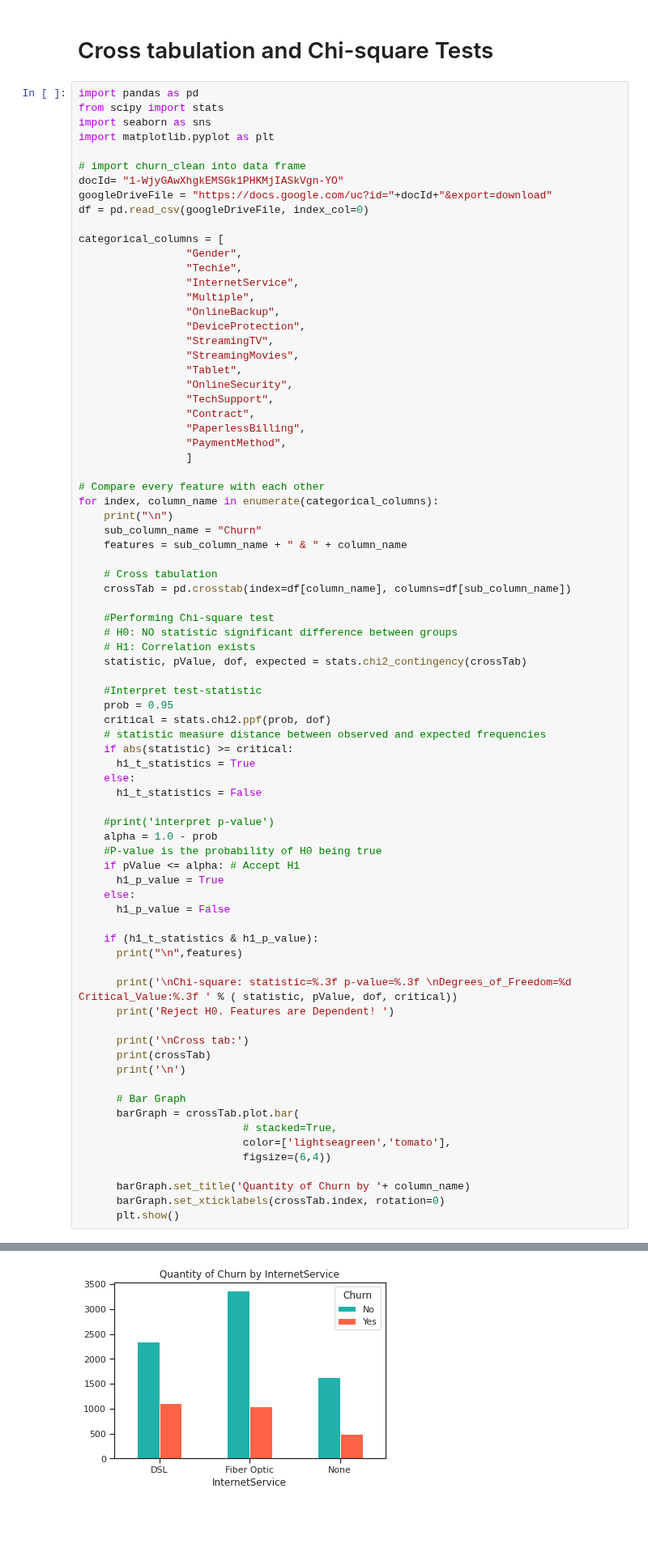
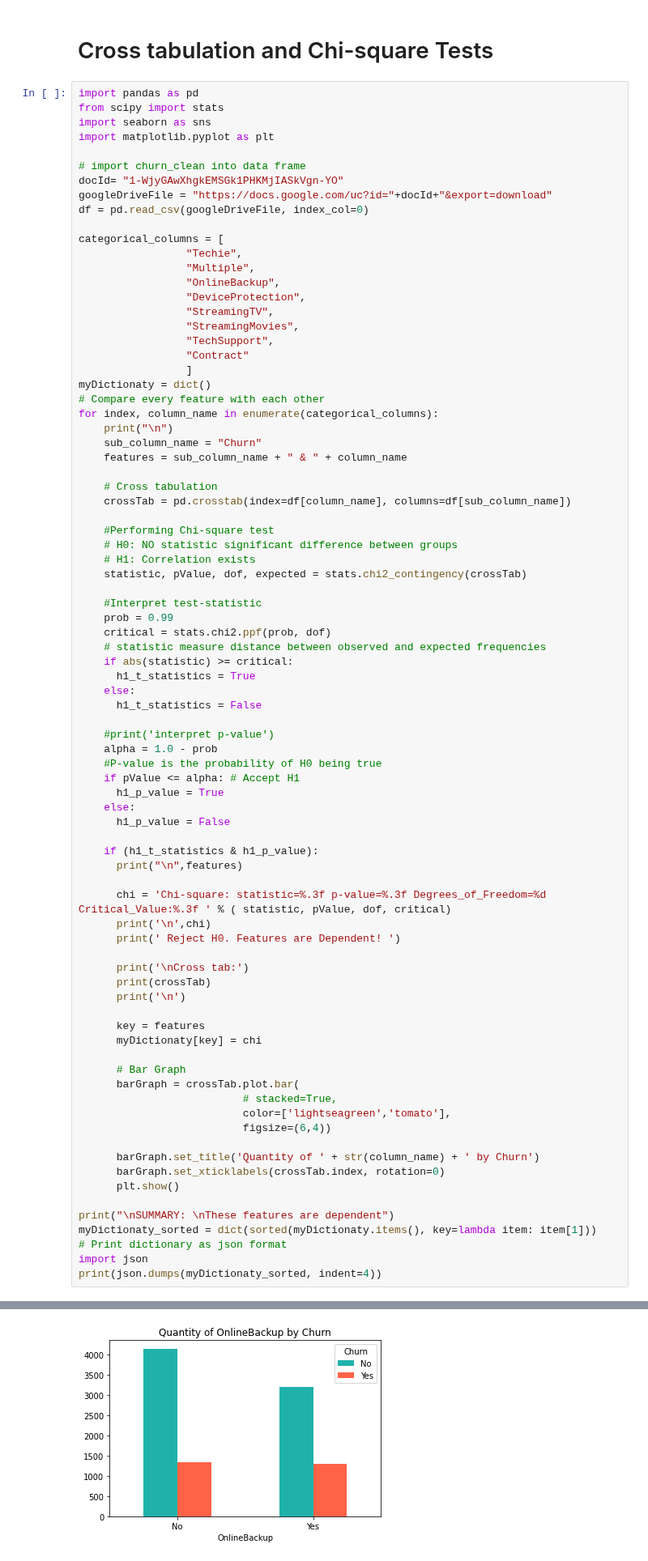
Before and after one commit to dayanaviana/WGU, a Jupyter notebook: 207-DataExploration_Project/CHURN_3_tests_chi_square_categorical_categorical_correlation.ipynb, the cells around one changed output, grey strips where cells are left out. Shown at 81% size. Cells and saved outputs as stored; diff of their text form; blank space fills up the shorter version.

Commit message:
Add summary

```diff
--- a/207-DataExploration_Project/CHURN_3_tests_chi_square_categorical_categorical_correlation.ipynb
+++ b/207-DataExploration_Project/CHURN_3_tests_chi_square_categorical_categorical_correlation.ipynb
@@ -58,22 +28,16 @@ googleDriveFile = "https://docs.google.com/uc?id="+docId+"&export=download"
 df = pd.read_csv(googleDriveFile, index_col=0)
 
 categorical_columns = [
-                 "Gender",
                  "Techie",
-                 "InternetService",
                  "Multiple",
                  "OnlineBackup",
                  "DeviceProtection",
                  "StreamingTV",
                  "StreamingMovies",
-                 "Tablet",
-                 "OnlineSecurity",
                  "TechSupport",
-                 "Contract",
-                 "PaperlessBilling",
-                 "PaymentMethod",
+                 "Contract"
                  ]
-
+myDictionaty = dict()
 # Compare every feature with each other
 for index, column_name in enumerate(categorical_columns):
     print("\n")
@@ -89,7 +53,7 @@ for index, column_name in enumerate(categorical_columns):
     statistic, pValue, dof, expected = stats.chi2_contingency(crossTab)
 
     #Interpret test-statistic
-    prob = 0.95
+    prob = 0.99
     critical = stats.chi2.ppf(prob, dof)
     # statistic measure distance between observed and expected frequencies
     if abs(statistic) >= critical:
@@ -108,12 +72,16 @@ for index, column_name in enumerate(categorical_columns):
     if (h1_t_statistics & h1_p_value):
       print("\n",features)
 
-      print('\nChi-square: statistic=%.3f p-value=%.3f \nDegrees_of_Freedom=%d Critical_Value:%.3f ' % ( statistic, pValue, dof, critical))
-      print('Reject H0. Features are Dependent! ')
+      chi = 'Chi-square: statistic=%.3f p-value=%.3f Degrees_of_Freedom=%d Critical_Value:%.3f ' % ( statistic, pValue, dof, critical)
+      print('\n',chi)
+      print(' Reject H0. Features are Dependent! ')
 
       print('\nCross tab:')
       print(crossTab)
       print('\n')
+
+      key = features
+      myDictionaty[key] = chi
 
       # Bar Graph
       barGraph = crossTab.plot.bar(
@@ -121,7 +89,13 @@ for index, column_name in enumerate(categorical_columns):
                           color=['lightseagreen','tomato'],
                           figsize=(6,4))
 
-      barGraph.set_title('Quantity of Churn by '+ column_name)
+      barGraph.set_title('Quantity of ' + str(column_name) + ' by Churn')
       barGraph.set_xticklabels(crossTab.index, rotation=0)
       plt.show()
+
+print("\nSUMMARY: \nThese features are dependent")
+myDictionaty_sorted = dict(sorted(myDictionaty.items(), key=lambda item: item[1]))
+# Print dictionary as json format
+import json
+print(json.dumps(myDictionaty_sorted, indent=4))
 # %% [output]
@@ -165 +134 @@ None             1633   496
-[figure, old version]
+[figure, new version]
```
Also changed, not shown: parts of 5 cells of this notebook.
